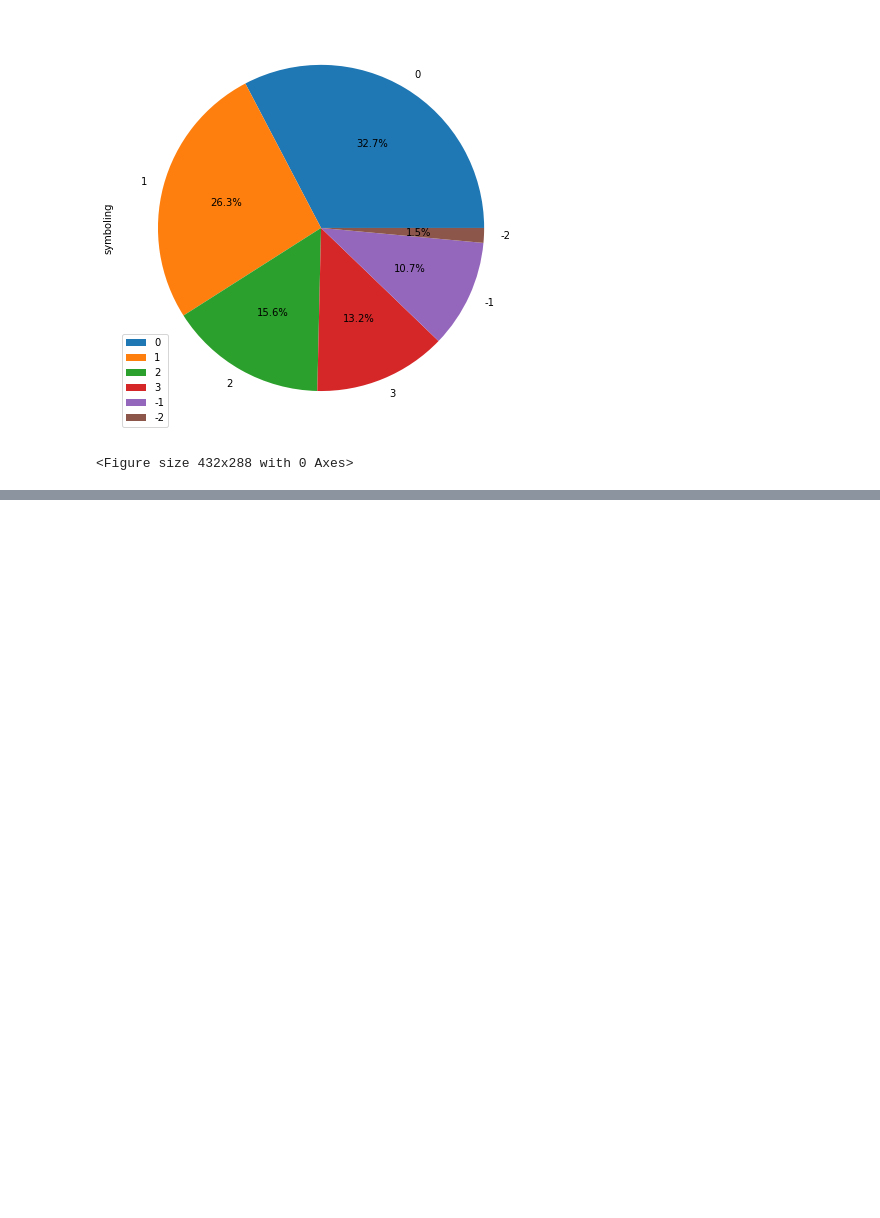
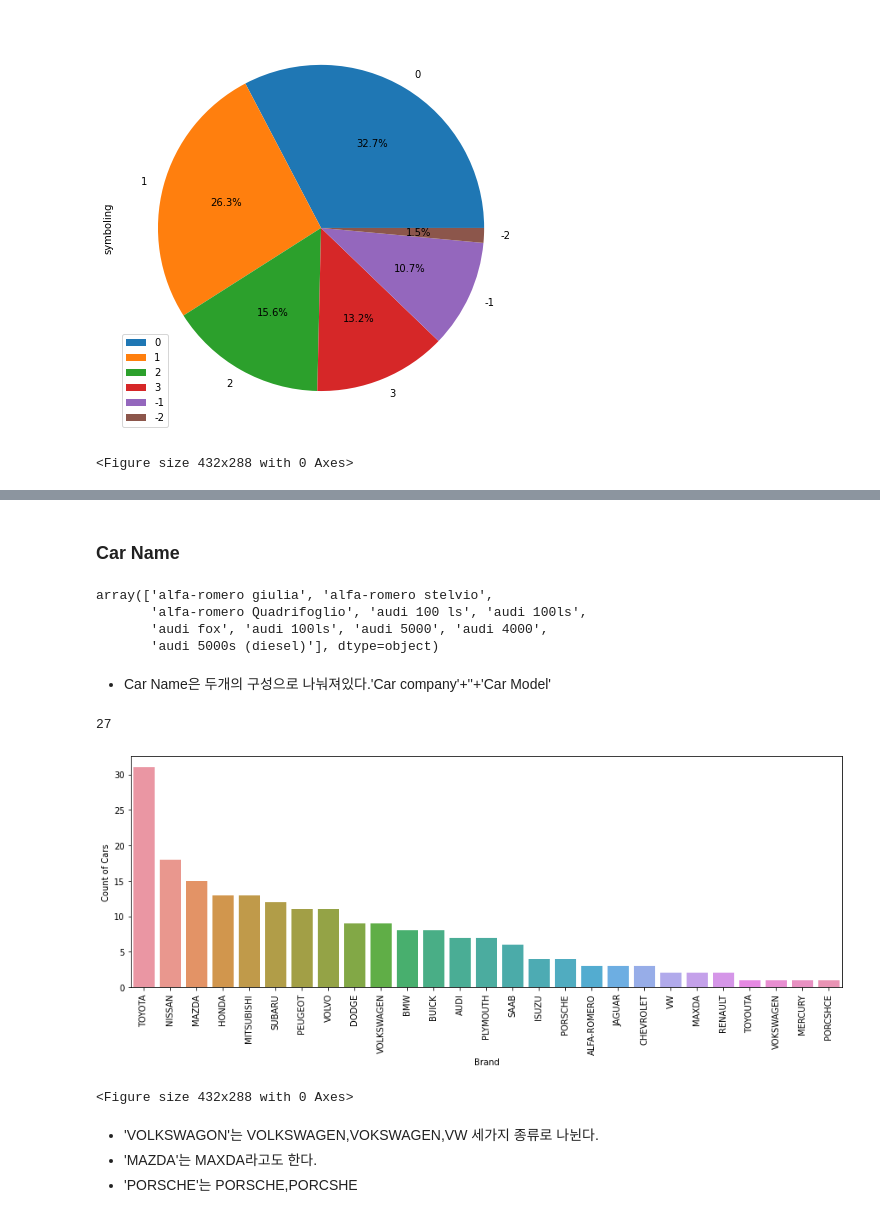
Before and after one commit to realisshoon/python_ML, a Jupyter notebook: DataCB/kaggle.ipynb, the cells around one changed output, grey strips where cells are left out. Cells and saved outputs as stored; diff of their text form; code cells hidden in the pictures; blank space fills up the shorter version.

Commit message:
<car_price>kaggle

```diff
--- a/DataCB/kaggle.ipynb
+++ b/DataCB/kaggle.ipynb
@@ -15,7 +15,7 @@ import seaborn as sns
 %matplotlib inline
 from matplotlib.pyplot import xticks
 # %%
-df=pd.DataFrame(pd.read_csv("C:\\Users\\hsgn2\\PycharmProjects\\minicharm\\git_ML\\DataCB\\source\\CarPrice_Assignment.csv"))
+df=pd.DataFrame(pd.read_csv("C:\\Users\\hsgb2\\PycharmProjects\\minicharm\\python_ML\\DataCB\\source\\CarPrice_Assignment.csv"))
 # %%
 df.head()
 # %% [output]
@@ -152,0 +156,31 @@ plt.show()
+# %% [markdown]
+### Car Name
+# %%
+df.CarName.values[0:10]
+# %% [output]
+array(['alfa-romero giulia', 'alfa-romero stelvio',
+       'alfa-romero Quadrifoglio', 'audi 100 ls', 'audi 100ls',
+       'audi fox', 'audi 100ls', 'audi 5000', 'audi 4000',
+       'audi 5000s (diesel)'], dtype=object)
+# %% [markdown]
+- Car Name은 두개의 구성으로 나눠져있다.'Car company'+''+'Car Model'
+# %%
+df['brand']=df.CarName.str.split(' ').str.get(0).str.upper()
+# %%
+len(set(df.brand.values))
+# %% [output]
+27
+# %%
+fig, ax =plt.subplots(figsize=(15,5))
+plt1=sns.countplot(df['brand'],order=pd.value_counts(df['brand']).index,)
+plt1.set(xlabel='Brand',ylabel='Count of Cars')
+xticks(rotation=90)
+plt.show()
+plt.tight_layout()
+# %% [output]
+[figure, added]
+<Figure size 432x288 with 0 Axes>
+# %% [markdown]
+- 'VOLKSWAGON'는 VOLKSWAGEN,VOKSWAGEN,VW 세가지 종류로 나뉜다.
+- 'MAZDA'는 MAXDA라고도 한다.
+- 'PORSCHE'는 PORSCHE,PORCSHE
```
Also changed, not shown: parts of 31 cells of this notebook.
